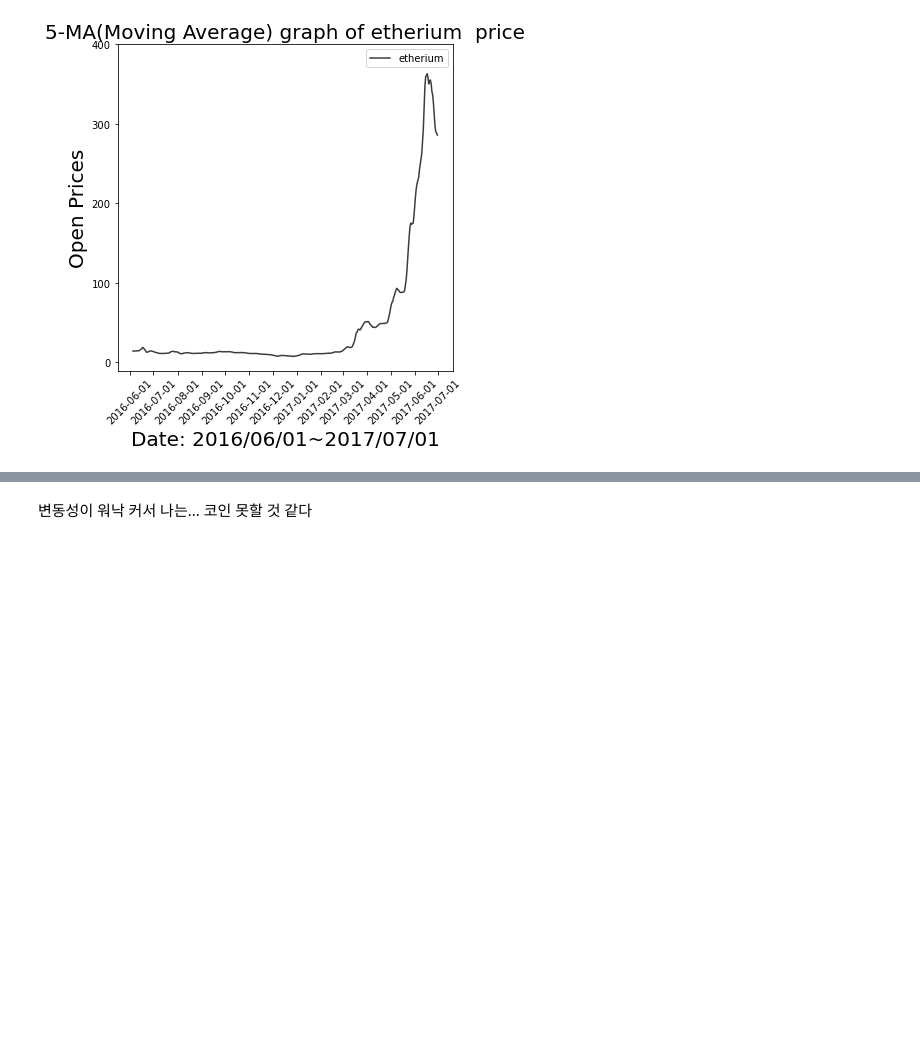
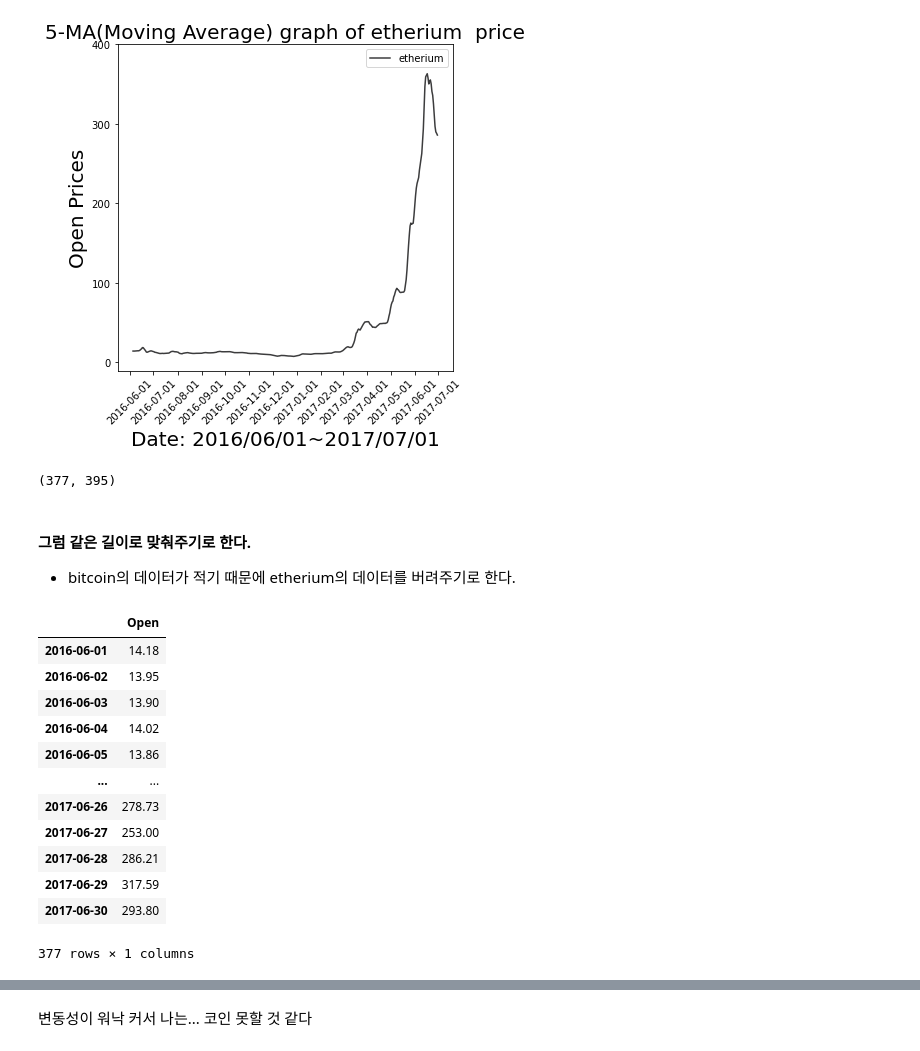
Before and after one commit to super-corini/programmers_kdt_II, a Jupyter notebook: 5. Day5 mission.ipynb, the cells around one changed output, grey strips where cells are left out. Saved outputs shown, nothing was run; the diff lists cells and outputs as text; code cells hidden in the pictures; blank space fills up the shorter version.

```diff
--- a/5. Day5 mission.ipynb
+++ b/5. Day5 mission.ipynb
@@ -398,4 +442,0 @@ eth
-# %%
-eth = eth[['Date', 'Open']]
-
-eth
@@ -534,3 +522,29 @@ plt.ylabel('Open Prices', fontsize=20)
 plt.show()
 # %% [output]
 [figure]
+# %%
+len(ma5), len(ma5_eth)
+# %% [output]
+(377, 395)
+# %% [markdown]
+#### 그럼 같은 길이로 맞춰주기로 한다.
+
+- bitcoin의 데이터가 적기 때문에 etherium의 데이터를 버려주기로 한다.
+# %%
+ma5_etherium = pd.DataFrame([eth.loc[i] for i in ma5.index])
+
+ma5_etherium
+# %% [output]
+|  | Open |
+| 2016-06-01 | 14.18 |
+| 2016-06-02 | 13.95 |
+| 2016-06-03 | 13.90 |
+| 2016-06-04 | 14.02 |
+| 2016-06-05 | 13.86 |
+| ... | ... |
+| 2017-06-26 | 278.73 |
+| 2017-06-27 | 253.00 |
+| 2017-06-28 | 286.21 |
+| 2017-06-29 | 317.59 |
+| 2017-06-30 | 293.80 |
+377 rows × 1 columns
```
Also changed, not shown: parts of 23 cells of this notebook.
